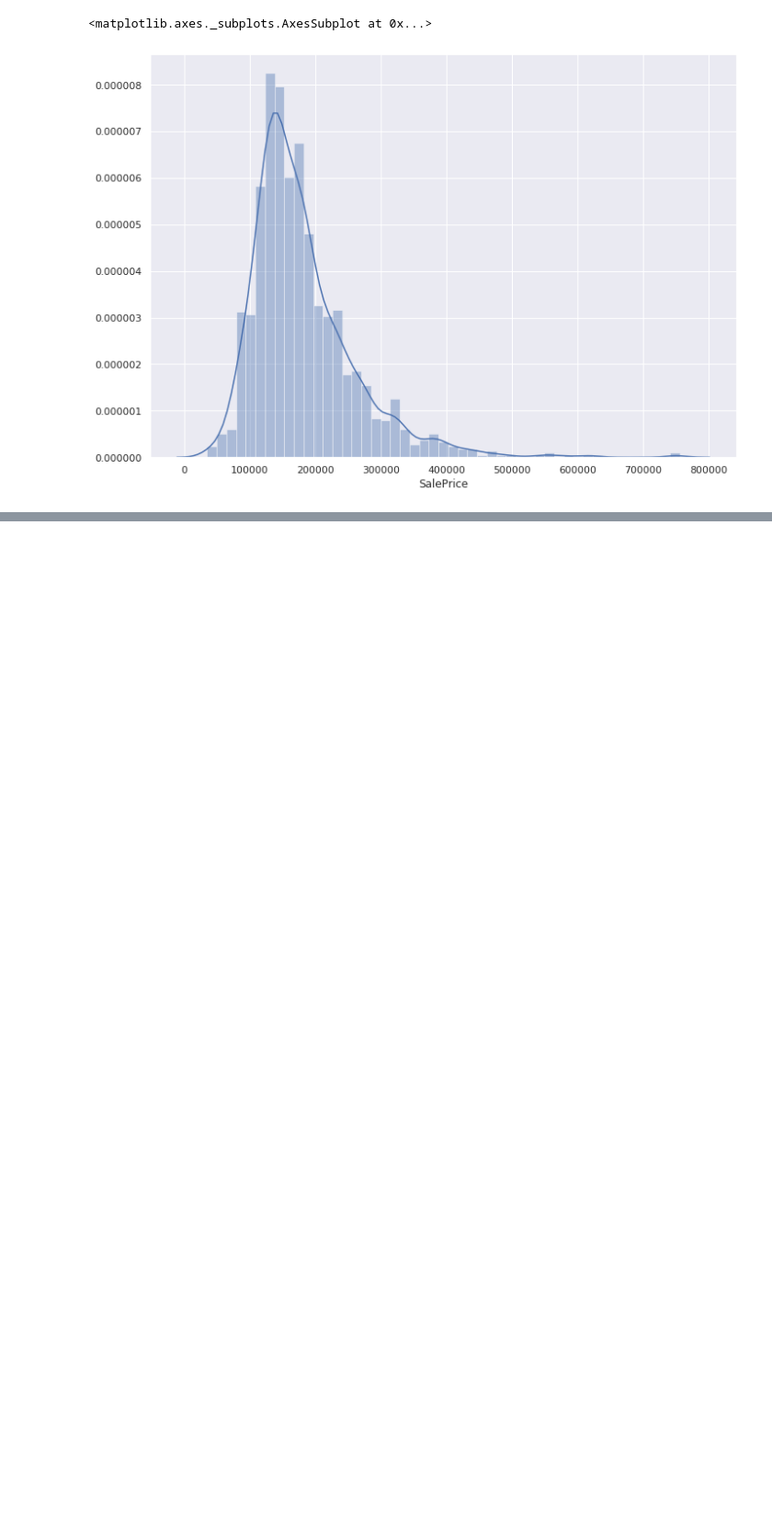
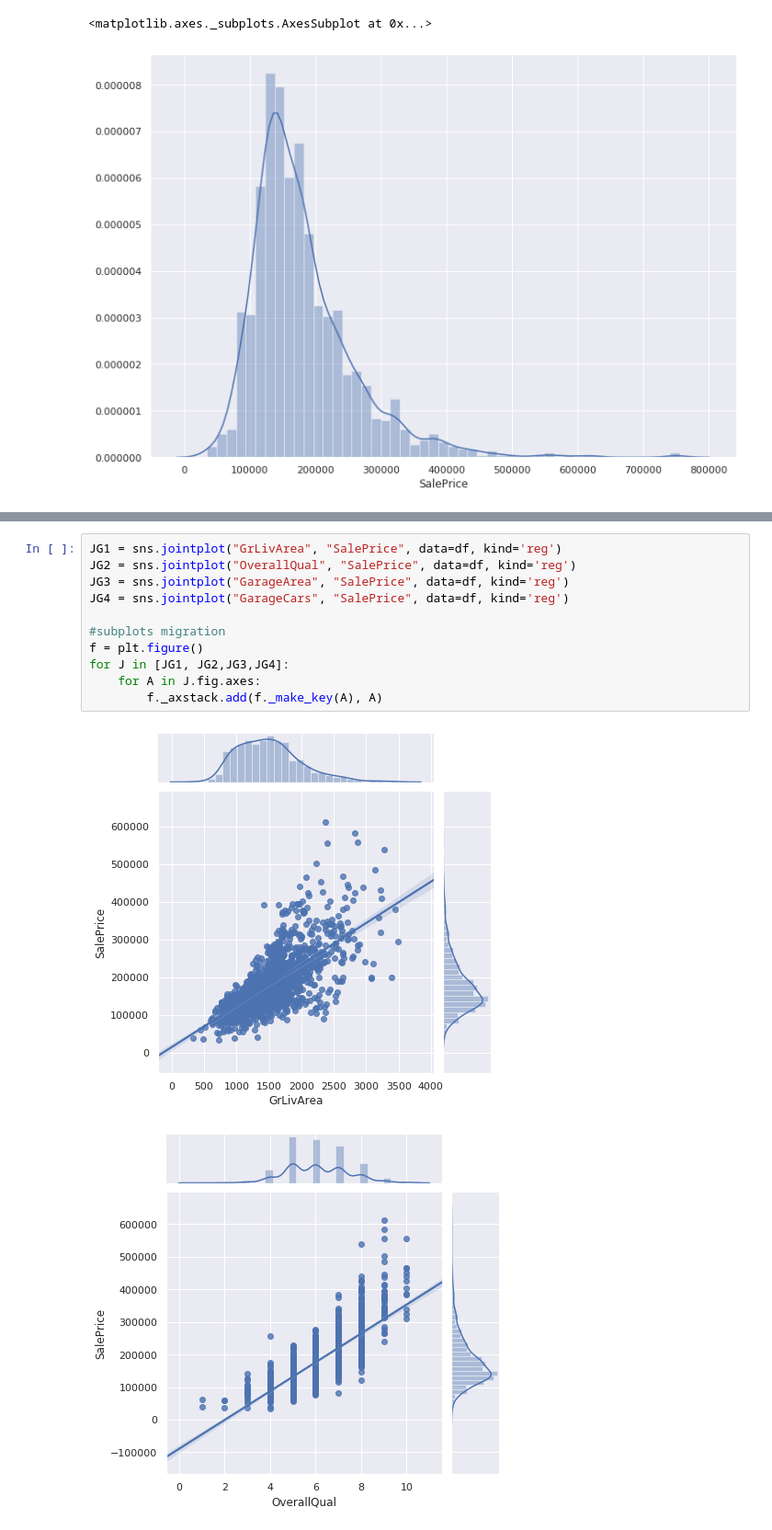
Before and after one commit to 03dipak/ML-Basic-Project, a Jupyter notebook: houseprice.ipynb, the cells around one changed output, grey strips where cells are left out. Shown at 92% size. Saved outputs shown, nothing was run; the diff lists cells and outputs as text; blank space fills up the shorter version.

```diff
--- a/houseprice.ipynb
+++ b/houseprice.ipynb
@@ -73,0 +102,14 @@ df[df['GrLivArea'] > 3500]
+# %%
+JG1 = sns.jointplot("GrLivArea", "SalePrice", data=df, kind='reg')
+JG2 = sns.jointplot("OverallQual", "SalePrice", data=df, kind='reg')
+JG3 = sns.jointplot("GarageArea", "SalePrice", data=df, kind='reg')
+JG4 = sns.jointplot("GarageCars", "SalePrice", data=df, kind='reg')
+
+#subplots migration
+f = plt.figure()
+for J in [JG1, JG2,JG3,JG4]:
+    for A in J.fig.axes:
+        f._axstack.add(f._make_key(A), A)
+# %% [output]
+[figure, added]
+[figure, added]
```
Also changed, not shown: parts of 10 cells of this notebook.
